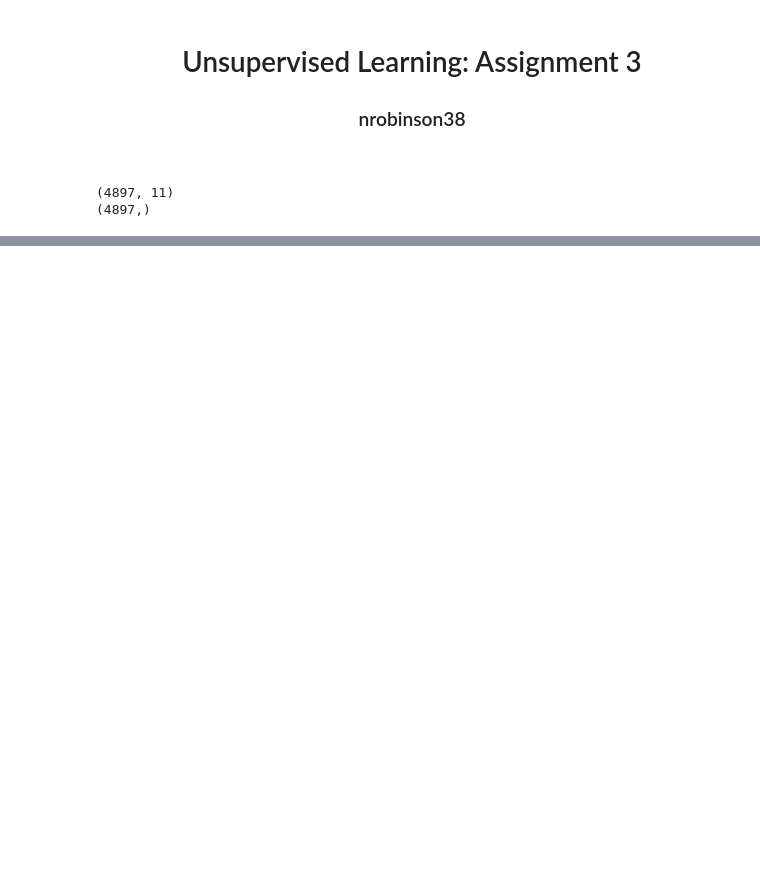
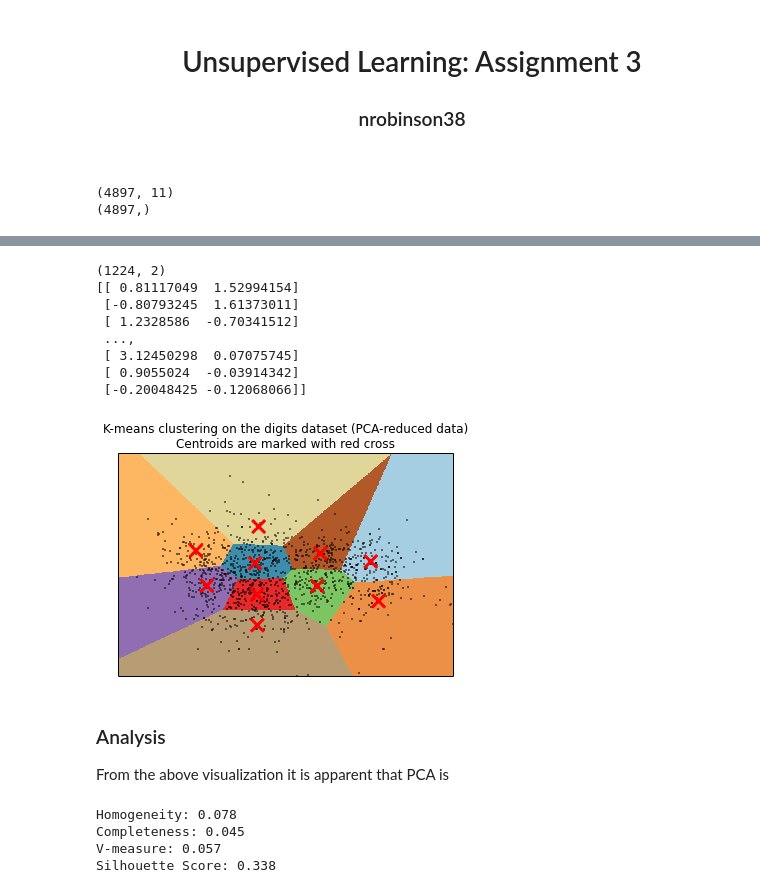
Before and after one commit to nickrobinson/UnsupervisedLearning, a Jupyter notebook: src/Unsupervised.ipynb, the cells around one changed output, grey strips where cells are left out. Cells and saved outputs as stored; diff of their text form; code cells hidden in the pictures; blank space fills up the shorter version.

```diff
--- a/src/Unsupervised.ipynb
+++ b/src/Unsupervised.ipynb
@@ -100,0 +122,32 @@ With the data gathered from the initial
+# %%
+pca = PCA(n_components=2)
+X_scaled = preprocessing.scale(X_train)
+reduced_data = pca.fit_transform(X_scaled)
+print reduced_data.shape
+print reduced_data
+km = KMeans(n_clusters=10, max_iter=300)
+km.fit(reduced_data)
+plotFunctions.plotData(reduced_data, km, "PCA")
+# %% [output]
+(1224, 2)
+[[ 0.81117049  1.52994154]
+ [-0.80793245  1.61373011]
+ [ 1.2328586  -0.70341512]
+ ...,
+ [ 3.12450298  0.07075745]
+ [ 0.9055024  -0.03914342]
+ [-0.20048425 -0.12068066]]
+[figure, added]
+# %% [markdown]
+### Analysis
+From the above visualization it is apparent that PCA is
+# %%
+print("Homogeneity: %0.3f" % metrics.homogeneity_score(y_train, km.labels_))
+print("Completeness: %0.3f" % metrics.completeness_score(y_train, km.labels_))
+print("V-measure: %0.3f" % metrics.v_measure_score(y_train, km.labels_))
+print("Silhouette Score: %0.3f" % metrics.silhouette_score(reduced_data, km.labels_, metric='euclidean'))
+# %% [output]
+Homogeneity: 0.078
+Completeness: 0.045
+V-measure: 0.057
+Silhouette Score: 0.338
```
Also changed, not shown: parts of 15 cells of this notebook, 1 other file.
